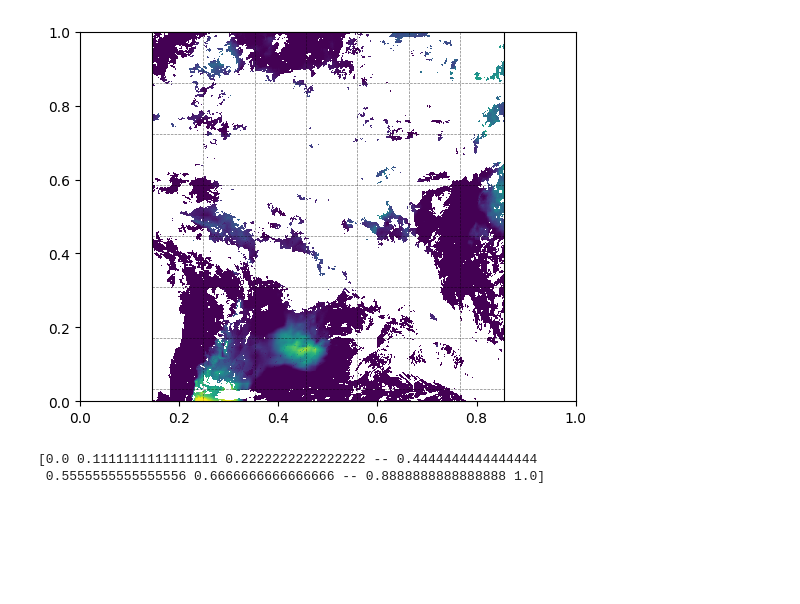
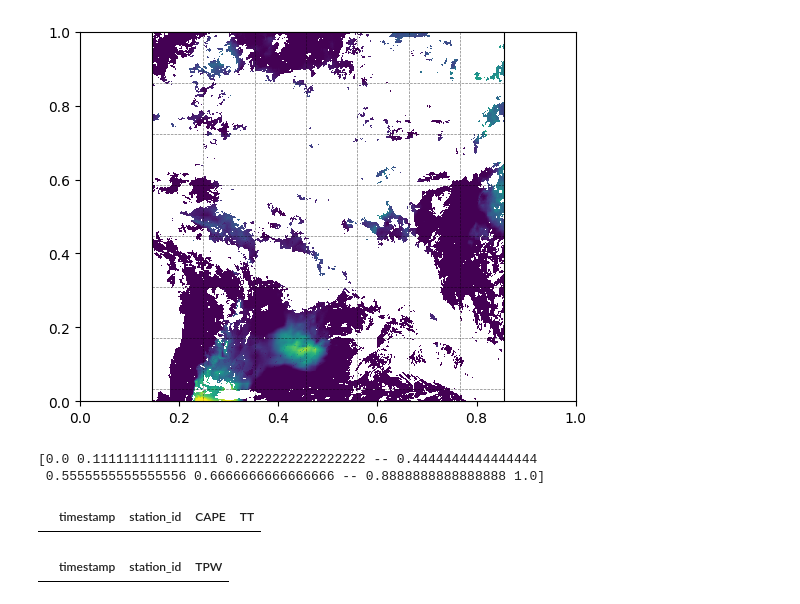
Before and after one commit to NietoCurcio/atmoseer, a Jupyter notebook: notebooks/GOES16_animation.ipynb, the cells around one changed output. Drawn from its saved outputs; the diff is of its cells as text; code cells hidden in the pictures; blank space fills up the shorter version.

```diff
--- a/notebooks/GOES16_animation.ipynb
+++ b/notebooks/GOES16_animation.ipynb
@@ -671,3 +671,17 @@ gen_animation(initial_timestamp = '202401130000',
 # %% [output]
 [0.0 0.1111111111111111 0.2222222222222222 -- 0.4444444444444444
  0.5555555555555556 0.6666666666666666 -- 0.8888888888888888 1.0]
+# %%
+import pandas as pd
+df = pd.read_parquet('../ABI-L2-DSIF_2024-01-13_to_2024-01-13.parquet')
+filtered_df = df[~df['CAPE'].isnull()]
+filtered_df.head()
+# %% [output]
+|  | timestamp | station_id | CAPE | TT |
+# %%
+import pandas as pd
+df = pd.read_parquet('../ABI-L2-TPWF_2024-01-13_to_2024-01-13.parquet')
+filtered_df = df[~df['TPW'].isnull()]
+filtered_df.head()
+# %% [output]
+|  | timestamp | station_id | TPW |
```
Also changed, not shown: parts of 1 cell of this notebook, 8 other files.
